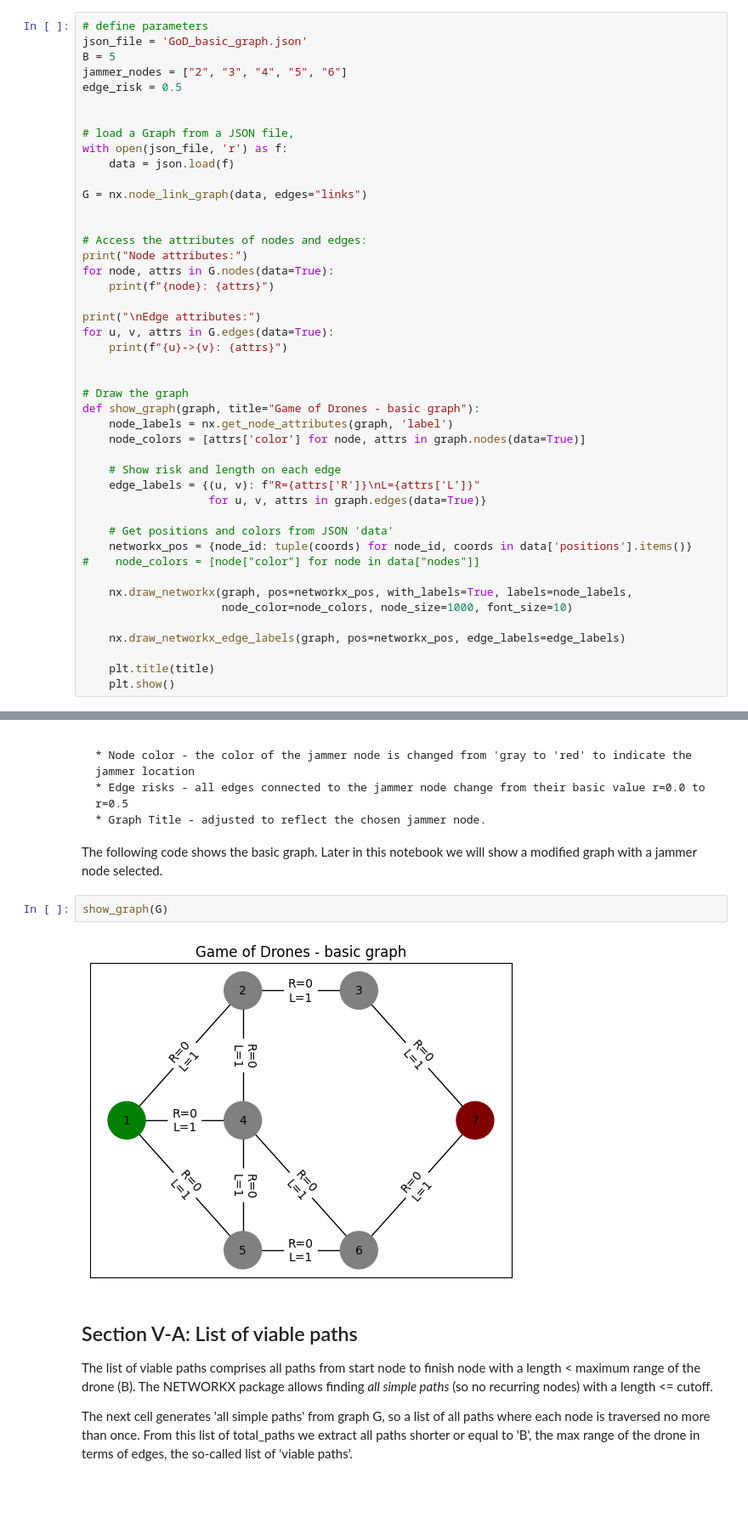
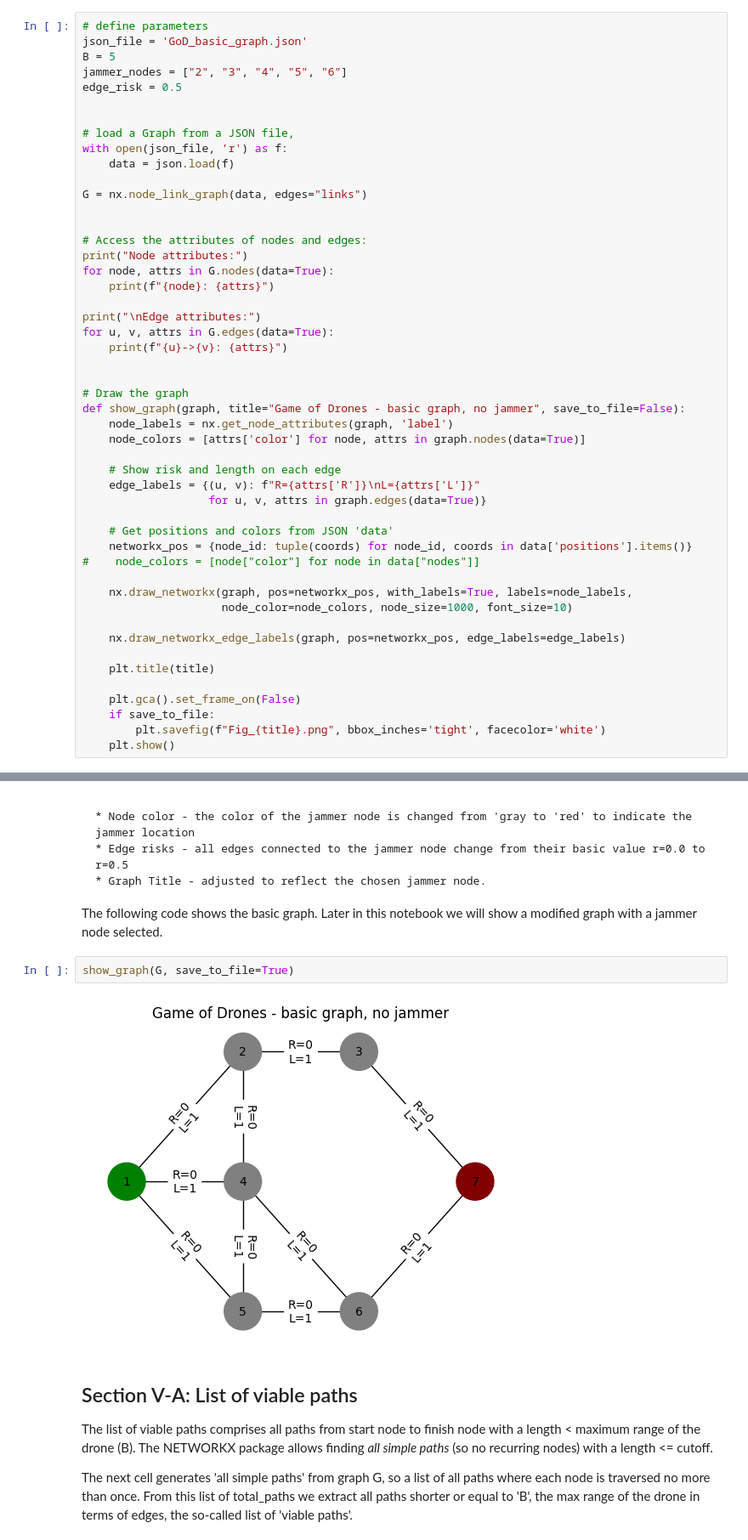
Before and after one commit to nlcircle/0175_GoD_on_a_Graph, a Jupyter notebook: 20251108 IV-B Adv Path Selection as Normal Game.ipynb, the cells around one changed output, grey strips where cells are left out. Shown: that part at 85% size. Drawn from its saved outputs; the diff is of its cells as text; blank space fills up the shorter version.

Commit message:
20251112_2245 Table output, modified show_graph function

```diff
--- a/20251108 IV-B Adv Path Selection as Normal Game.ipynb
+++ b/20251108 IV-B Adv Path Selection as Normal Game.ipynb
@@ -94,7 +94,7 @@ for u, v, attrs in G.edges(data=True):
 
 
 # Draw the graph
-def show_graph(graph, title="Game of Drones - basic graph"):
+def show_graph(graph, title="Game of Drones - basic graph, no jammer", save_to_file=False):
     node_labels = nx.get_node_attributes(graph, 'label')
     node_colors = [attrs['color'] for node, attrs in graph.nodes(data=True)]
 
@@ -112,6 +112,10 @@ def show_graph(graph, title="Game of Drones - basic graph"):
     nx.draw_networkx_edge_labels(graph, pos=networkx_pos, edge_labels=edge_labels)
 
     plt.title(title)
+
+    plt.gca().set_frame_on(False)
+    if save_to_file:
+        plt.savefig(f"Fig_{title}.png", bbox_inches='tight', facecolor='white')
     plt.show()
 # %% [output]
 Node attributes:
@@ -145,9 +149,9 @@ Any graph in this code can be displayed with the same basic function 'show_graph
 
 The following code shows the basic graph. Later in this notebook we will show a modified graph with a jammer node selected.
 # %%
-show_graph(G)
+show_graph(G, save_to_file=True)
 # %% [output]
-[figure, old version]
+[figure, new version]
 # %% [markdown]
 ## Section V-A: List of viable paths
 
```
Also changed, not shown: parts of 15 cells of this notebook, 3 other files.
